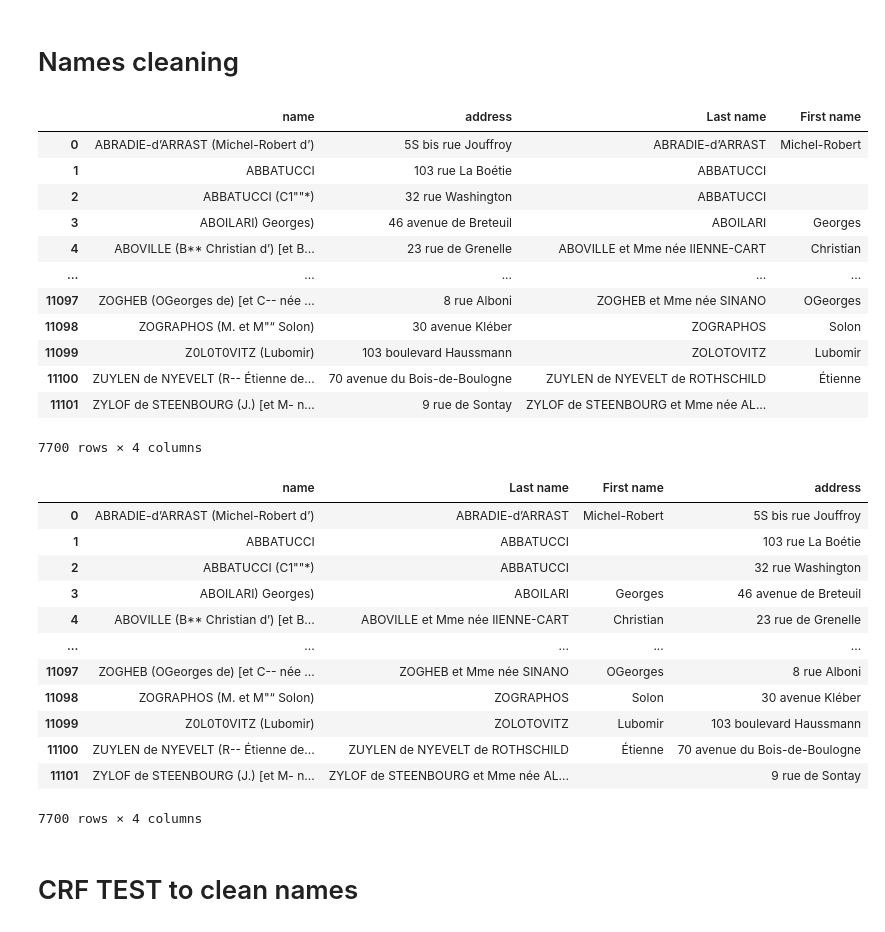
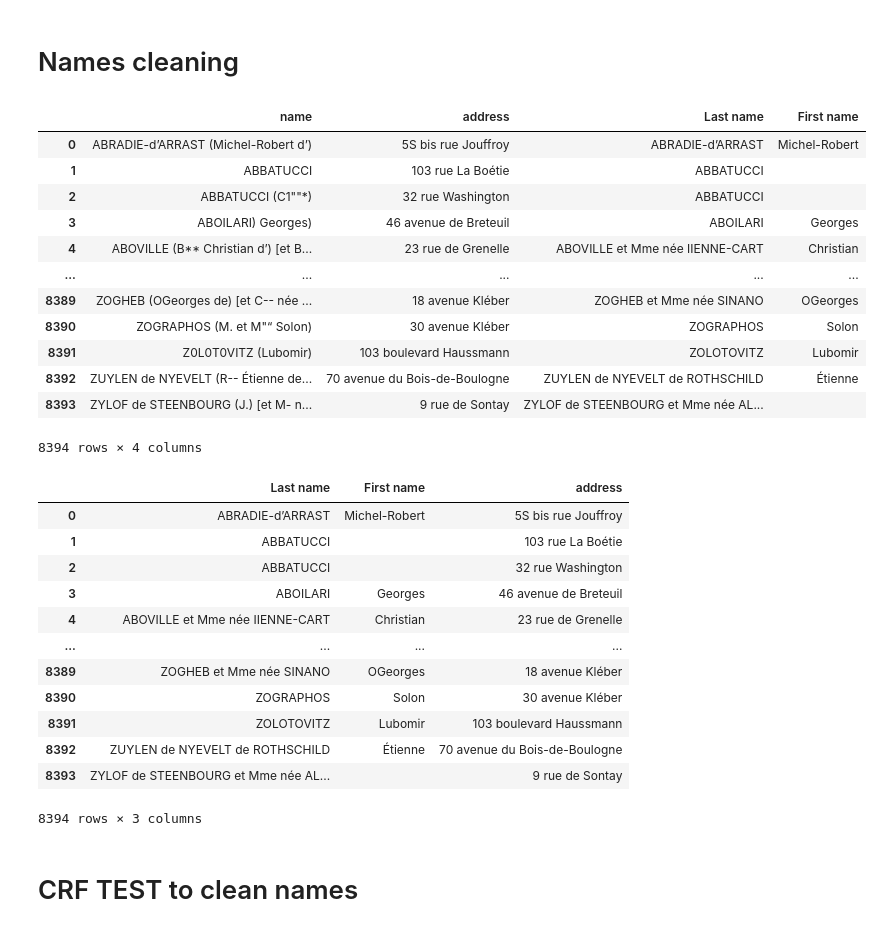
Before and after one commit to AndreaScalisi/FDH, a Jupyter notebook: parser_andrea.ipynb, the cells around one changed output. Saved outputs shown, nothing was run; the diff lists cells and outputs as text; code cells hidden in the pictures.

Commit message:
Add meme adresses to addresses

```diff
--- a/parser_andrea.ipynb
+++ b/parser_andrea.ipynb
@@ -34,4 +36,28 @@ raw_data
 # %%
+# Checks if a string indicates that it is the same address
+def is_meme_addr(o):
+    meme_addr = ["même adresse", "mêmes adresses", "meme adresse", "memes adresses"]
+    for addr in meme_addr:
+        if addr in o:
+            return True
+    return False
+
+# Replaces all the occurences of "même adresse" in a DataFrame by the previous entry
+def replace_meme_addr(df):
+    meme_adresse = "même adresse"
+    new_df = df.copy()
+    prev_addr = "unknown"
+    current_addr = "unknown"
+    print(len(new_df))
+    for i in range(len(new_df)):
+        current_addr = new_df["address"][i]
+        if(current_addr == meme_adresse):
+            new_df["address"][i] = prev_addr
+        if(current_addr != meme_adresse):
+            prev_addr = current_addr
+    return new_df
+
+# Cleans an address
 def cleanAddress(address):
     cleaned_address = address.replace("av.", "avenue") \
     .replace("boul.", "boulevard") \
@@ -40,12 +66,15 @@ def cleanAddress(address):
     .replace("¬", "")
     return cleaned_address
 
+# Gets the address from an array of String
 def getAddress(data):
     address=""
     for i, o in enumerate(data):
-        if(o.replace(" ", "").isdigit() or 'bis' in o):
+        if(o.replace(" ", "").isdigit() or 'bis' in o): # The beginning of an address is detected with a number (could contain word "bis")
             for addr in data[i:]:
                 address += addr.replace("\n", " ")
+        elif(is_meme_addr(o)):
+            return "même adresse"
     if(len(address) < 1):
         return "unknown"
     return cleanAddress(address.split('(')[0])
@@ -77,6 +106,6 @@ Unknown addresses: 0.3064312736443884
 # %%
 #Drop unknown addresses:
-df_people_known = df_people[[x != "unknown" for x in df_people["address"]]].copy()
+df_people_known = df_people[[x != "unknown" for x in df_people["address"]]].copy().reset_index()[["name", "address"]]
 df_people_known
 # %% [output]
 |  | name | address |
@@ -96,0 +124,4 @@ df_people_known
+# %%
+# Replace "même adresse" by the previous address in the DataFrame
+df_people_known = replace_meme_addr(df_people_known)
+df_people_known
@@ -149,27 +195,27 @@ df_cleaned
 | 3 | ABOILARI) Georges) | 46 avenue de Breteuil | ABOILARI | Georges |
 | 4 | ABOVILLE (B** Christian d’) [et B... | 23 rue de Grenelle | ABOVILLE et Mme née IIENNE-CART | Christian |
 | ... | ... | ... | ... | ... |
-| 11097 | ZOGHEB (OGeorges de) [et C-- née ... | 8 rue Alboni | ZOGHEB et Mme née SINANO | OGeorges |
-| 11098 | ZOGRAPHOS (M. et M"“ Solon) | 30 avenue Kléber | ZOGRAPHOS | Solon |
-| 11099 | Z0L0T0VITZ (Lubomir) | 103 boulevard Haussmann | ZOLOTOVITZ | Lubomir |
-| 11100 | ZUYLEN de NYEVELT (R-- Étienne de... | 70 avenue du Bois-de-Boulogne | ZUYLEN de NYEVELT de ROTHSCHILD | Étienne |
-| 11101 | ZYLOF de STEENBOURG (J.) [et M- n... | 9 rue de Sontay | ZYLOF de STEENBOURG et Mme née AL... |  |
+| 8389 | ZOGHEB (OGeorges de) [et C-- née ... | 18 avenue Kléber | ZOGHEB et Mme née SINANO | OGeorges |
+| 8390 | ZOGRAPHOS (M. et M"“ Solon) | 30 avenue Kléber | ZOGRAPHOS | Solon |
+| 8391 | Z0L0T0VITZ (Lubomir) | 103 boulevard Haussmann | ZOLOTOVITZ | Lubomir |
+| 8392 | ZUYLEN de NYEVELT (R-- Étienne de... | 70 avenue du Bois-de-Boulogne | ZUYLEN de NYEVELT de ROTHSCHILD | Étienne |
+| 8393 | ZYLOF de STEENBOURG (J.) [et M- n... | 9 rue de Sontay | ZYLOF de STEENBOURG et Mme née AL... |  |
-7700 rows × 4 columns
+8394 rows × 4 columns
 # %%
-df_cleaned = df_cleaned[["name", "Last name", "First name", "address"]]
+df_cleaned = df_cleaned[["Last name", "First name", "address"]]
 df_cleaned
 # %% [output]
-|  | name | Last name | First name | address |
-| 0 | ABRADIE-d’ARRAST (Michel-Robert d’) | ABRADIE-d’ARRAST | Michel-Robert | 5S bis rue Jouffroy |
-| 1 | ABBATUCCI | ABBATUCCI |  | 103 rue La Boétie |
-| 2 | ABBATUCCI (C1""*) | ABBATUCCI |  | 32 rue Washington |
-| 3 | ABOILARI) Georges) | ABOILARI | Georges | 46 avenue de Breteuil |
-| 4 | ABOVILLE (B** Christian d’) [et B... | ABOVILLE et Mme née IIENNE-CART | Christian | 23 rue de Grenelle |
-| ... | ... | ... | ... | ... |
-| 11097 | ZOGHEB (OGeorges de) [et C-- née ... | ZOGHEB et Mme née SINANO | OGeorges | 8 rue Alboni |
-| 11098 | ZOGRAPHOS (M. et M"“ Solon) | ZOGRAPHOS | Solon | 30 avenue Kléber |
-| 11099 | Z0L0T0VITZ (Lubomir) | ZOLOTOVITZ | Lubomir | 103 boulevard Haussmann |
-| 11100 | ZUYLEN de NYEVELT (R-- Étienne de... | ZUYLEN de NYEVELT de ROTHSCHILD | Étienne | 70 avenue du Bois-de-Boulogne |
-| 11101 | ZYLOF de STEENBOURG (J.) [et M- n... | ZYLOF de STEENBOURG et Mme née AL... |  | 9 rue de Sontay |
+|  | Last name | First name | address |
+| 0 | ABRADIE-d’ARRAST | Michel-Robert | 5S bis rue Jouffroy |
+| 1 | ABBATUCCI |  | 103 rue La Boétie |
+| 2 | ABBATUCCI |  | 32 rue Washington |
+| 3 | ABOILARI | Georges | 46 avenue de Breteuil |
+| 4 | ABOVILLE et Mme née IIENNE-CART | Christian | 23 rue de Grenelle |
+| ... | ... | ... | ... |
+| 8389 | ZOGHEB et Mme née SINANO | OGeorges | 18 avenue Kléber |
+| 8390 | ZOGRAPHOS | Solon | 30 avenue Kléber |
+| 8391 | ZOLOTOVITZ | Lubomir | 103 boulevard Haussmann |
+| 8392 | ZUYLEN de NYEVELT de ROTHSCHILD | Étienne | 70 avenue du Bois-de-Boulogne |
+| 8393 | ZYLOF de STEENBOURG et Mme née AL... |  | 9 rue de Sontay |
-7700 rows × 4 columns
+8394 rows × 3 columns
 # %%
```
Also changed, not shown: parts of 6 cells of this notebook, 3 other files.
